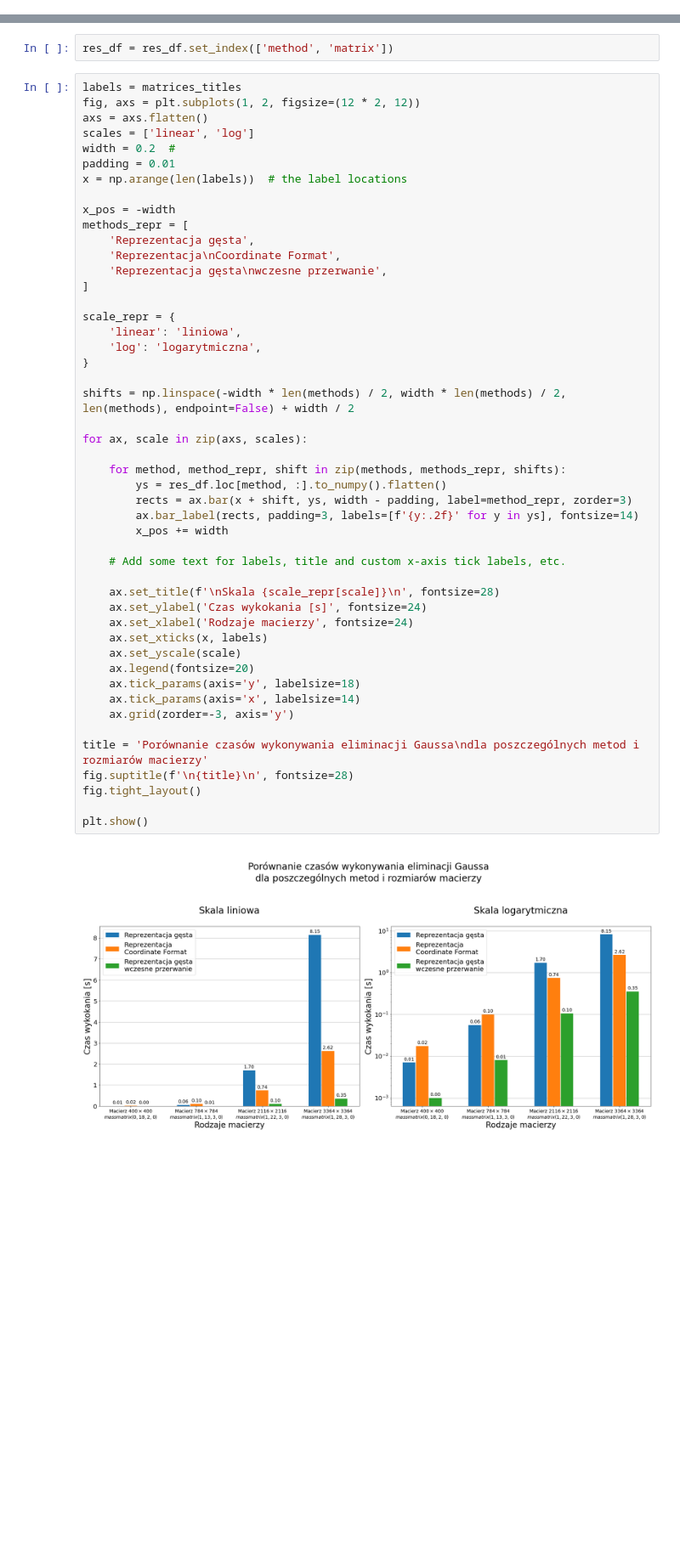
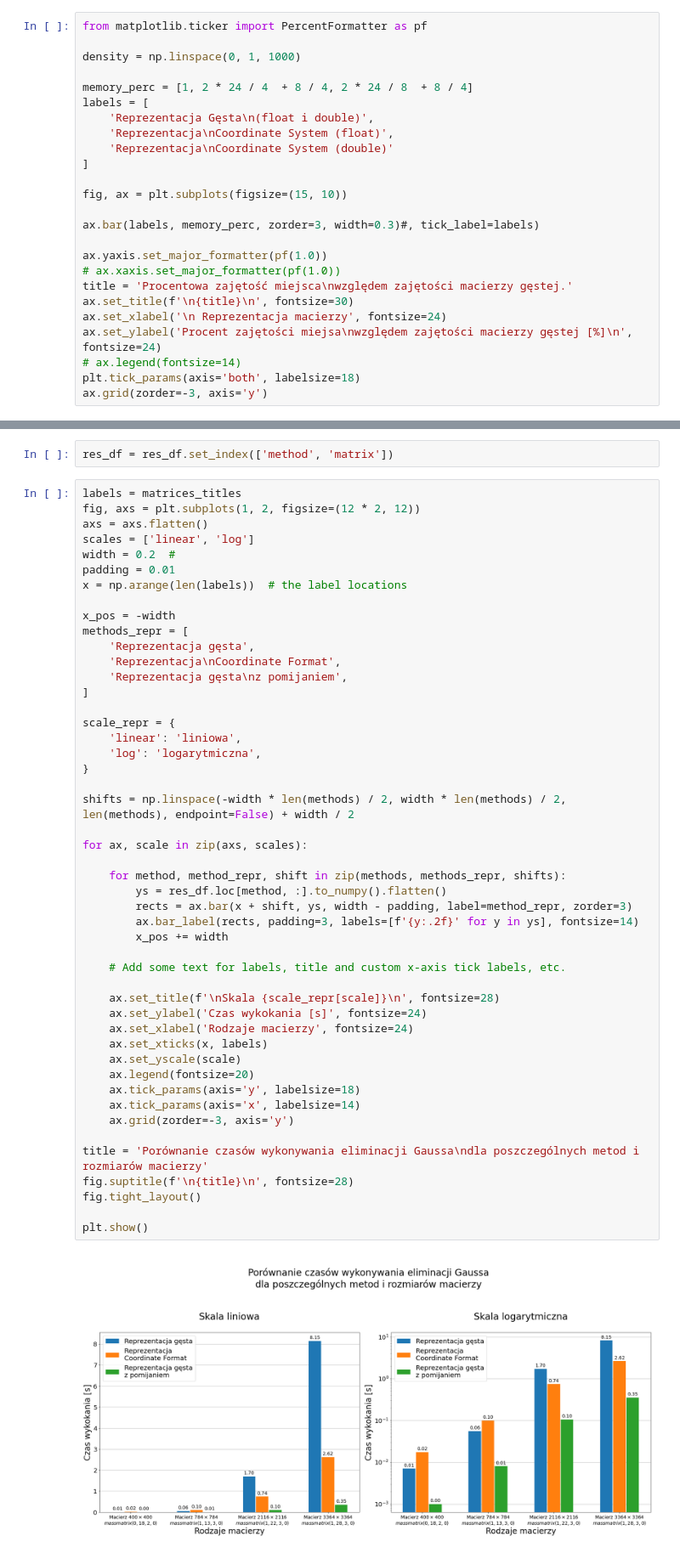
Before and after one commit to anuar2k/AM-2021, a Jupyter notebook: lab04/lab04.ipynb, the cells around one changed output, grey strips where cells are left out. Shown at 85% size. Drawn from its saved outputs; the diff is of its cells as text; blank space fills up the shorter version.

```diff
--- a/lab04/lab04.ipynb
+++ b/lab04/lab04.ipynb
@@ -79,0 +82,25 @@ plt.show()
+# %%
+from matplotlib.ticker import PercentFormatter as pf
+
+density = np.linspace(0, 1, 1000)
+
+memory_perc = [1, 2 * 24 / 4  + 8 / 4, 2 * 24 / 8  + 8 / 4]
+labels = [
+    'Reprezentacja Gęsta\n(float i double)',
+    'Reprezentacja\nCoordinate System (float)',
+    'Reprezentacja\nCoordinate System (double)'
+]
+
+fig, ax = plt.subplots(figsize=(15, 10))
+
+ax.bar(labels, memory_perc, zorder=3, width=0.3)#, tick_label=labels)
+
+ax.yaxis.set_major_formatter(pf(1.0))
+# ax.xaxis.set_major_formatter(pf(1.0))
+title = 'Procentowa zajętość miejsca\nwzględem zajętości macierzy gęstej.'
+ax.set_title(f'\n{title}\n', fontsize=30)
+ax.set_xlabel('\n Reprezentacja macierzy', fontsize=24)
+ax.set_ylabel('Procent zajętości miejsa\nwzględem zajętości macierzy gęstej [%]\n', fontsize=24)
+# ax.legend(fontsize=14)
+plt.tick_params(axis='both', labelsize=18)
+ax.grid(zorder=-3, axis='y')
@@ -123,7 +160,7 @@ x_pos = -width
 methods_repr = [
     'Reprezentacja gęsta',
     'Reprezentacja\nCoordinate Format',
-    'Reprezentacja gęsta\nwczesne przerwanie',
+    'Reprezentacja gęsta\nz pomijaniem',
 ]
 
 scale_repr = {
@@ -132,31 +169,31 @@ scale_repr = {
 }
 
 shifts = np.linspace(-width * len(methods) / 2, width * len(methods) / 2, len(methods), endpoint=False) + width / 2
 
 for ax, scale in zip(axs, scales):
 
     for method, method_repr, shift in zip(methods, methods_repr, shifts):
         ys = res_df.loc[method, :].to_numpy().flatten()
         rects = ax.bar(x + shift, ys, width - padding, label=method_repr, zorder=3)
         ax.bar_label(rects, padding=3, labels=[f'{y:.2f}' for y in ys], fontsize=14)
         x_pos += width
 
     # Add some text for labels, title and custom x-axis tick labels, etc.
 
     ax.set_title(f'\nSkala {scale_repr[scale]}\n', fontsize=28)
     ax.set_ylabel('Czas wykokania [s]', fontsize=24)
     ax.set_xlabel('Rodzaje macierzy', fontsize=24)
     ax.set_xticks(x, labels)
     ax.set_yscale(scale)
     ax.legend(fontsize=20)
     ax.tick_params(axis='y', labelsize=18)
     ax.tick_params(axis='x', labelsize=14)
     ax.grid(zorder=-3, axis='y')
 
 title = 'Porównanie czasów wykonywania eliminacji Gaussa\ndla poszczególnych metod i rozmiarów macierzy'
 fig.suptitle(f'\n{title}\n', fontsize=28)
 fig.tight_layout()
 
 plt.show()
 # %% [output]
-[figure, old version]
+[figure, new version]
```
Also changed, not shown: parts of 6 cells of this notebook.
